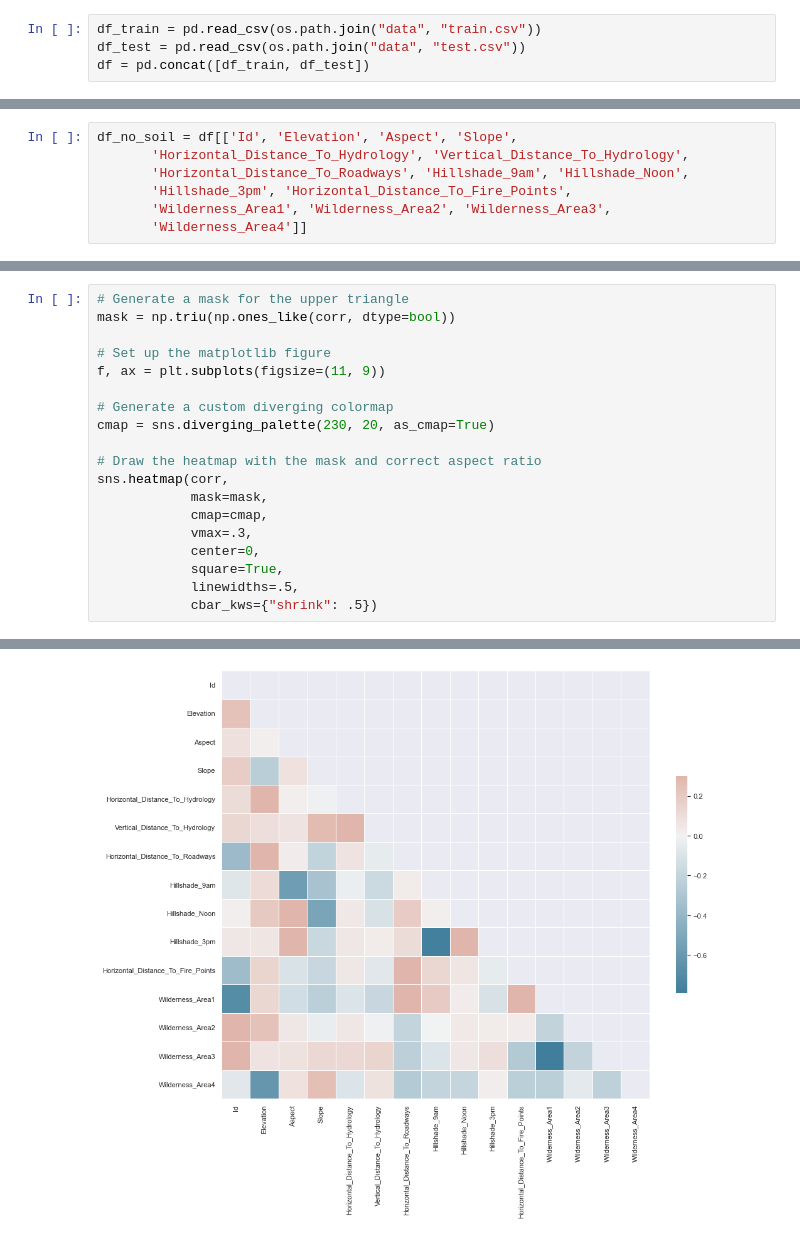
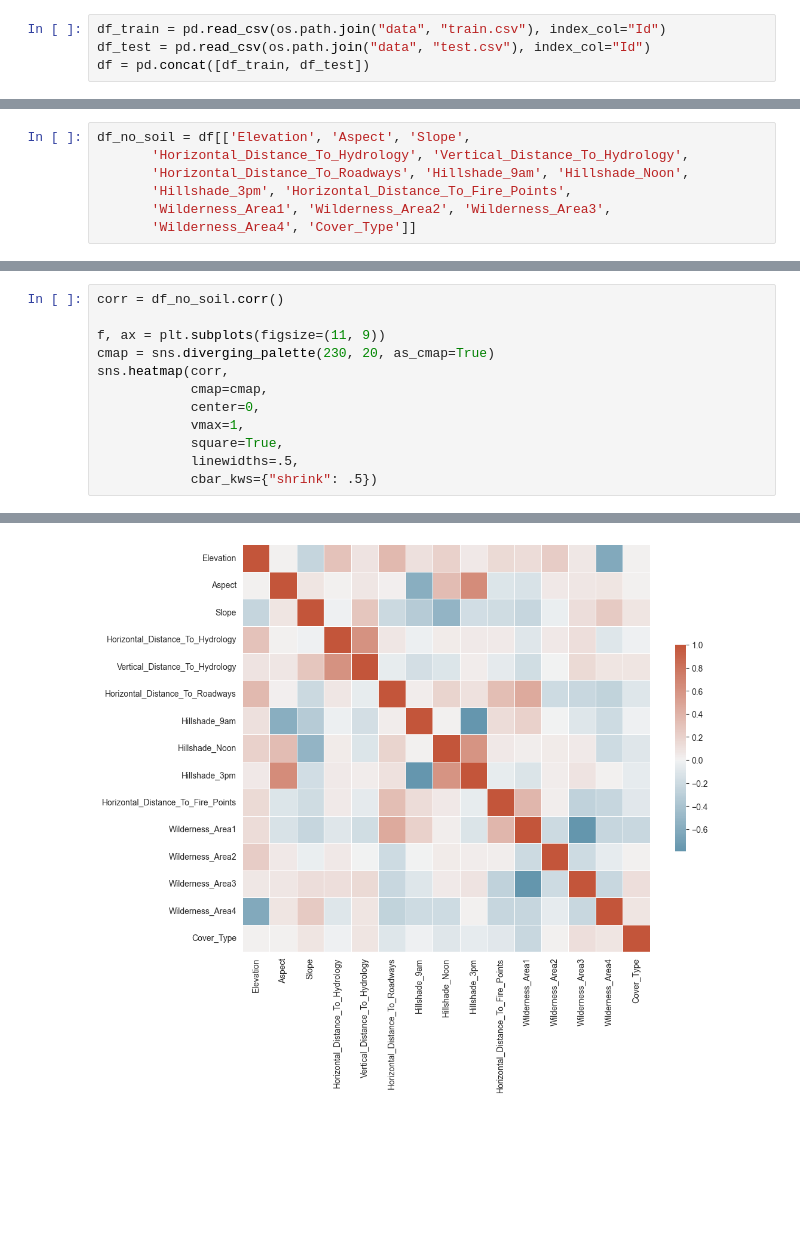
Before and after one commit to Arcewirz/forrest-type-prediction, a Jupyter notebook: eda.ipynb, the cells around one changed output, grey strips where cells are left out. Drawn from its saved outputs; the diff is of its cells as text; blank space fills up the shorter version.

```diff
--- a/eda.ipynb
+++ b/eda.ipynb
@@ -12,4 +10,4 @@ os.getcwd()
 # %%
-df_train = pd.read_csv(os.path.join("data", "train.csv"))
-df_test = pd.read_csv(os.path.join("data", "test.csv"))
+df_train = pd.read_csv(os.path.join("data", "train.csv"), index_col="Id")
+df_test = pd.read_csv(os.path.join("data", "test.csv"), index_col="Id")
 df = pd.concat([df_train, df_test])
@@ -32,7 +76,7 @@ Report SWEETVIZ_REPORT.html was generated! NOTEBOOK/COLAB USERS: the web browser
 # %%
-df_no_soil = df[['Id', 'Elevation', 'Aspect', 'Slope',
+df_no_soil = df[['Elevation', 'Aspect', 'Slope',
        'Horizontal_Distance_To_Hydrology', 'Vertical_Distance_To_Hydrology',
        'Horizontal_Distance_To_Roadways', 'Hillshade_9am', 'Hillshade_Noon',
        'Hillshade_3pm', 'Horizontal_Distance_To_Fire_Points',
        'Wilderness_Area1', 'Wilderness_Area2', 'Wilderness_Area3',
-       'Wilderness_Area4']]
+       'Wilderness_Area4', 'Cover_Type']]
@@ -41,19 +83,12 @@ corr = df_no_soil.corr()
 # %%
-# Generate a mask for the upper triangle
-mask = np.triu(np.ones_like(corr, dtype=bool))
+corr = df_no_soil.corr()
 
-# Set up the matplotlib figure
 f, ax = plt.subplots(figsize=(11, 9))
-
-# Generate a custom diverging colormap
 cmap = sns.diverging_palette(230, 20, as_cmap=True)
-
-# Draw the heatmap with the mask and correct aspect ratio
 sns.heatmap(corr,
-            mask=mask,
             cmap=cmap,
-            vmax=.3,
             center=0,
+            vmax=1,
             square=True,
             linewidths=.5,
             cbar_kws={"shrink": .5})
@@ -62 +97 @@ sns.heatmap(corr,
-[figure, old version]
+[figure, new version]
```
Also changed, not shown: parts of 12 cells of this notebook, 3 other files.
